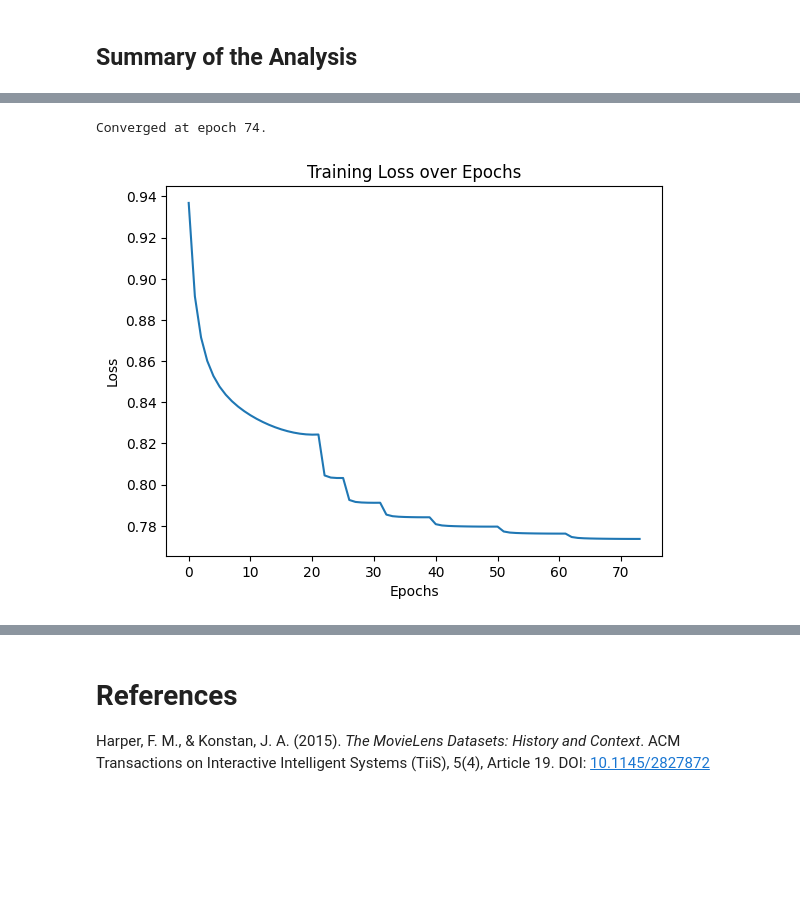
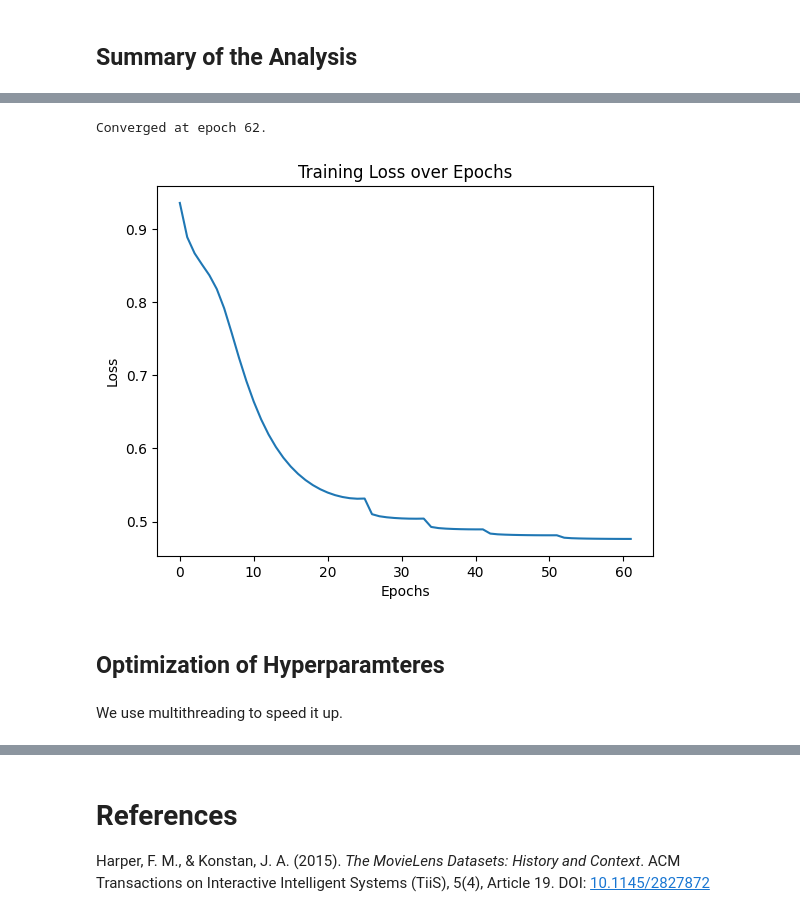
Before and after one commit to moOritzl/bachelorpraktikum-applied-machine-learning, a Jupyter notebook: Week_08/Recommender_Systems_Matrix_Factorization.ipynb, the cells around one changed output, grey strips where cells are left out. Drawn from its saved outputs; the diff is of its cells as text; code cells hidden in the pictures; blank space fills up the shorter version.

```diff
--- a/Week_08/Recommender_Systems_Matrix_Factorization.ipynb
+++ b/Week_08/Recommender_Systems_Matrix_Factorization.ipynb
@@ -246,8 +275,9 @@ Steps:
 # %%
 class MatrixFactorizationSGD:
-    def __init__(self, num_factors=10, learning_rate=0.01, max_epochs=100, tolerance=1e-6):
+    def __init__(self, num_factors=10, learning_rate=0.01, reg_param=0.01, max_epochs=100, tolerance=1e-5):
         self.num_factors = num_factors
         self.learning_rate = learning_rate
+        self.reg_param = reg_param
         self.max_epochs = max_epochs
         self.tolerance = tolerance
         self.P = None
@@ -280,11 +310,11 @@ class MatrixFactorizationSGD:
                     if ratings[u][i] > 0:
                         err_ui = ratings[u, i] - self.predict(u, i)
 
-                        self.user_bias[u] += self.learning_rate * err_ui
-                        self.item_bias[i] += self.learning_rate * err_ui
+                        self.user_bias[u] += self.learning_rate * (err_ui - self.reg_param * self.user_bias[u])
+                        self.item_bias[i] += self.learning_rate * (err_ui - self.reg_param * self.item_bias[i])
 
-                        self.P[u, :] += self.learning_rate * err_ui * self.Q[u, :]
-                        self.Q[i, :] += self.learning_rate * err_ui * self.P[u, :]
+                        self.P[u, :] += self.learning_rate * (err_ui * self.Q[i, :] - self.reg_param * self.P[u, :])
+                        self.Q[i, :] += self.learning_rate * (err_ui * self.P[u, :] - self.reg_param * self.Q[i, :])
 
             current_loss = self._loss(ratings)
             loss_history.append(current_loss)
@@ -326,24 +356,21 @@ class MatrixFactorizationSGD:
 
         return loss / len(non_zero_pairs)
 # %%
-# Create a user-item ratings matrix
 n_users = ratings_df['user_id'].nunique()
 n_items = ratings_df['movie_id'].max()
 ratings_matrix = np.zeros((n_users, n_items))
 
 for row in ratings_df.itertuples():
     ratings_matrix[row.user_id - 1, row.movie_id - 1] = row.rating
 
-# Initialize and fit the matrix factorization model
-mf_sgd = MatrixFactorizationSGD(num_factors=10, learning_rate=0.01, max_epochs=100, tolerance=1e-6)
+mf_sgd = MatrixFactorizationSGD(num_factors=10, learning_rate=0.01, max_epochs=100, tolerance=1e-5)
 loss_history = mf_sgd.fit(ratings_matrix)
 
-# Plotting the loss over epochs
 plt.plot(loss_history)
 plt.xlabel('Epochs')
 plt.ylabel('Loss')
 plt.title('Training Loss over Epochs')
 plt.show()
 # %% [output]
-Converged at epoch 74.
+Converged at epoch 62.
-[figure, old version]
+[figure, new version]
@@ -353,0 +377,4 @@ Converged at epoch 74.
+# %% [markdown]
+## Optimization of Hyperparamteres
+# %% [markdown]
+We use multithreading to speed it up.
```
Also changed, not shown: parts of 9 cells of this notebook.
